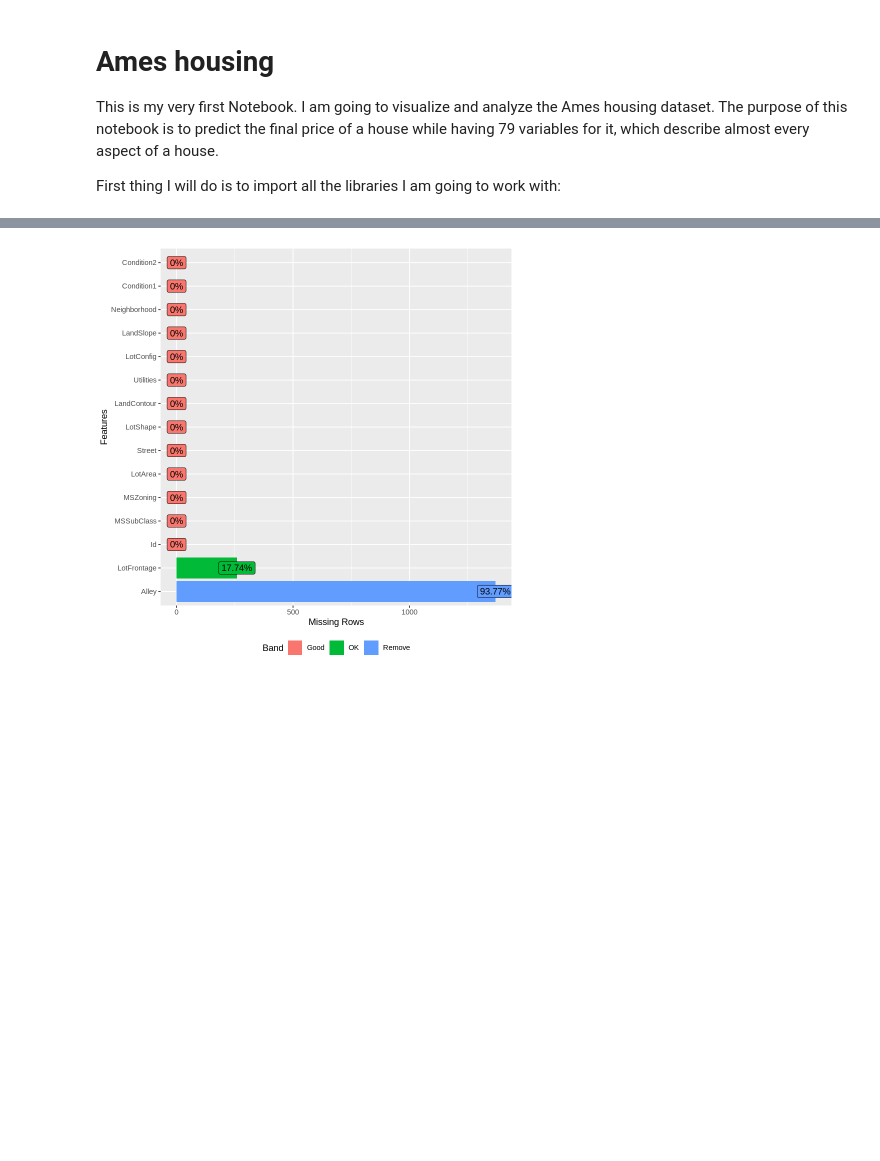
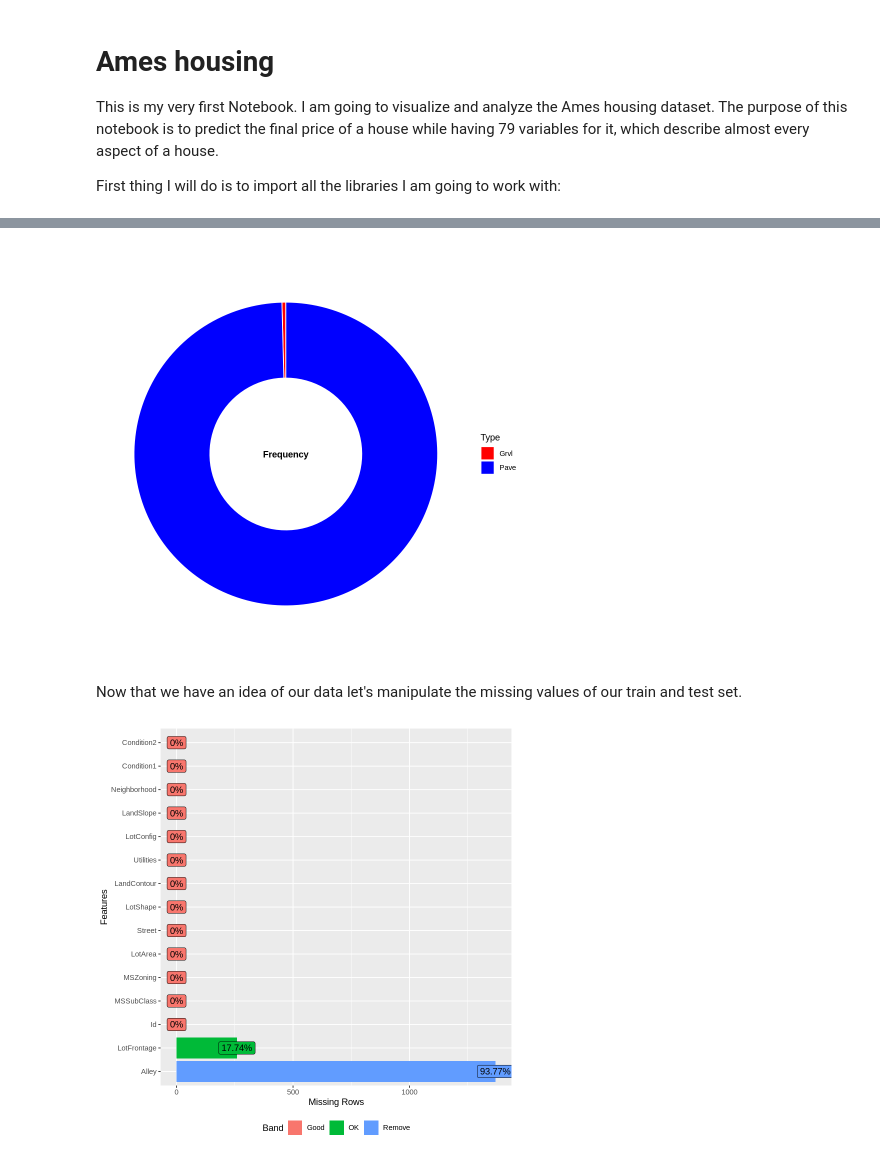
Before and after one commit to katlidakis/first, a Jupyter notebook: Ameshousing.ipynb, the cells around one changed output, grey strips where cells are left out. Cells and saved outputs as stored; diff of their text form; code cells hidden in the pictures; blank space fills up the shorter version.

```diff
--- a/Ameshousing.ipynb
+++ b/Ameshousing.ipynb
@@ -27,3 +50,16 @@ test<-read.csv("test.csv")
+# %%
+df<-as.data.frame(table(train$Street))
+names(df)<-c("Type","Frequency")
+ggplot(df, aes(x=2, y=Frequency, fill=Type))+
+geom_bar(stat="identity", width=1,color="white") +
+coord_polar("y", start=0)+theme_void()+xlim(0.5, 2.5)+
+theme(plot.title = element_text(hjust=0.5,face="bold",size=12))+
+scale_fill_manual(values = c("red","blue"))+
+annotate(geom = 'text', x = 0.5, y = 0,fontface =2, label ="Frequency")
+# %% [output]
+[figure, added]
+# %% [markdown]
+Now that we have an idea of our data let's manipulate the missing values of our train and test set.
 # %%
 plot_missing(train[,1:15])
 # %% [output]
```
Also changed, not shown: parts of 8 cells of this notebook.
